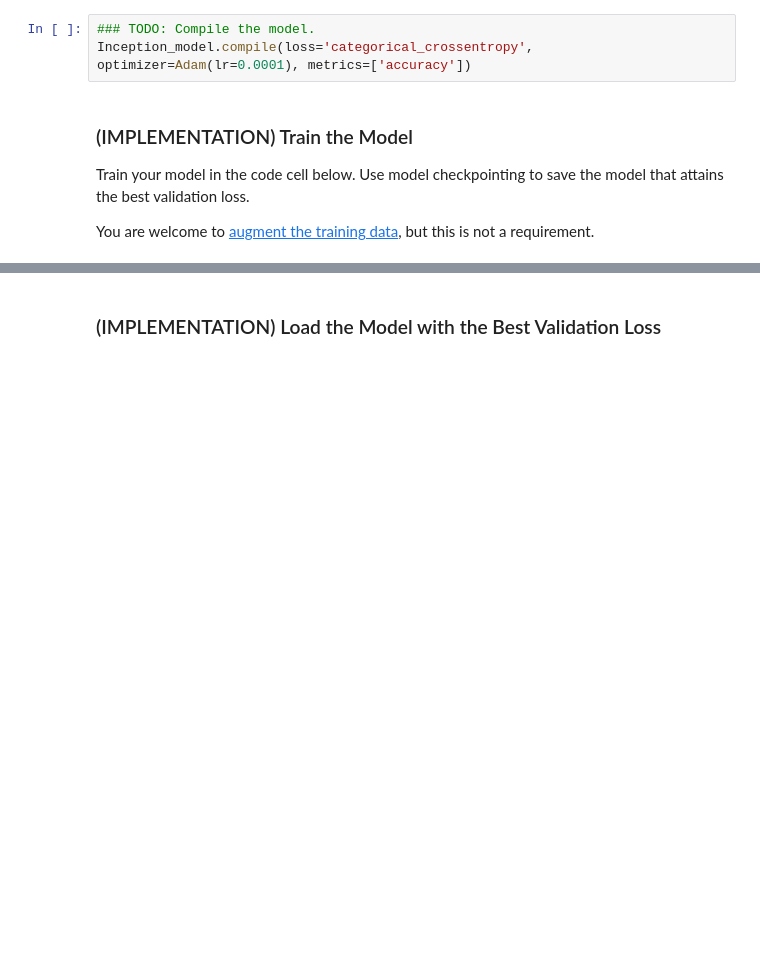
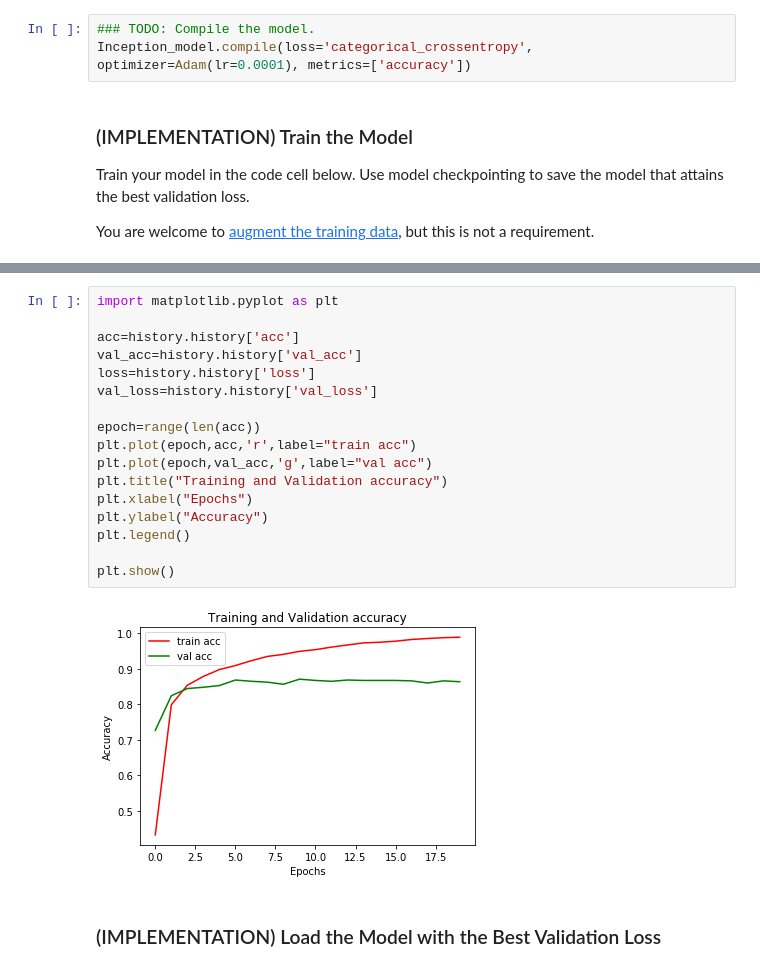
Before and after one commit to AnkurKumar77/Dog-breed-classifier, a Jupyter notebook: dog_app.ipynb, the cells around one changed output, grey strips where cells are left out. Cells and saved outputs as stored; diff of their text form; blank space fills up the shorter version.

Commit message:
added visualization for accuracy vs epoch

```diff
--- a/dog_app.ipynb
+++ b/dog_app.ipynb
@@ -705,3 +712,22 @@ Epoch 20/20
+# %%
+import matplotlib.pyplot as plt
+
+acc=history.history['acc']
+val_acc=history.history['val_acc']
+loss=history.history['loss']
+val_loss=history.history['val_loss']
+
+epoch=range(len(acc))
+plt.plot(epoch,acc,'r',label="train acc")
+plt.plot(epoch,val_acc,'g',label="val acc")
+plt.title("Training and Validation accuracy")
+plt.xlabel("Epochs")
+plt.ylabel("Accuracy")
+plt.legend()
+
+plt.show()
+# %% [output]
+[figure, added]
 # %% [markdown]
 ### (IMPLEMENTATION) Load the Model with the Best Validation Loss
 # %%
```
Also changed, not shown: parts of 7 cells of this notebook, 2 other files.
